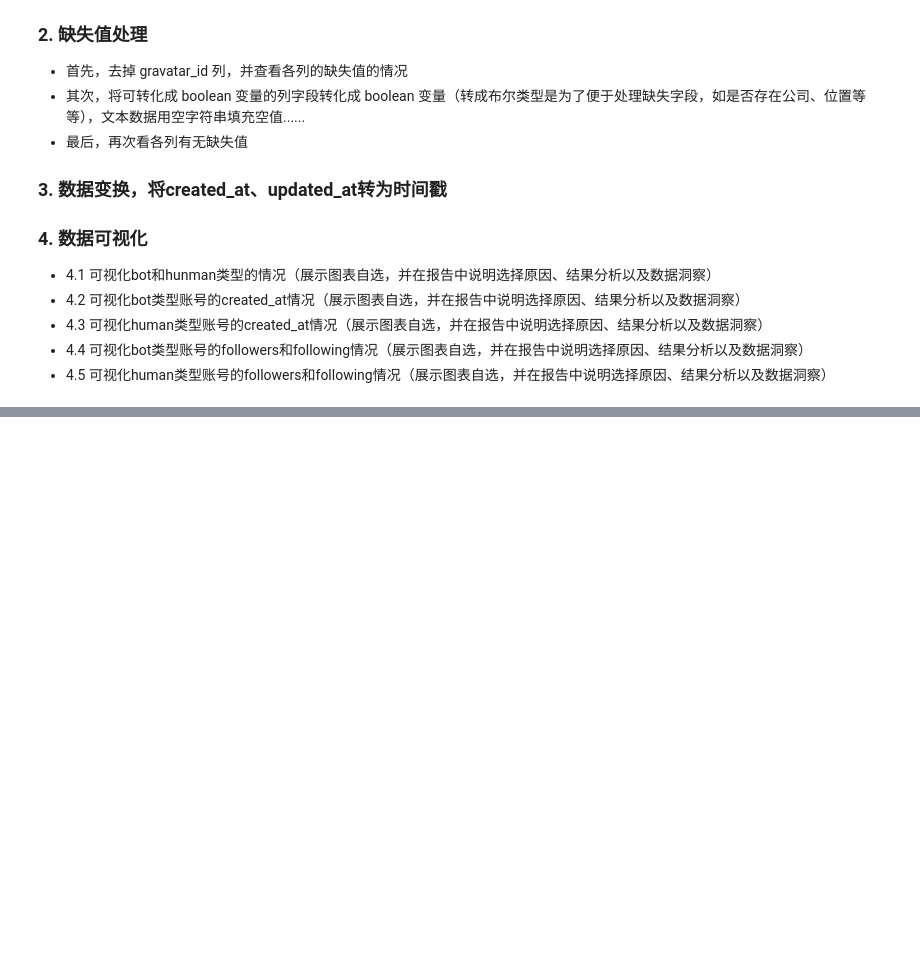
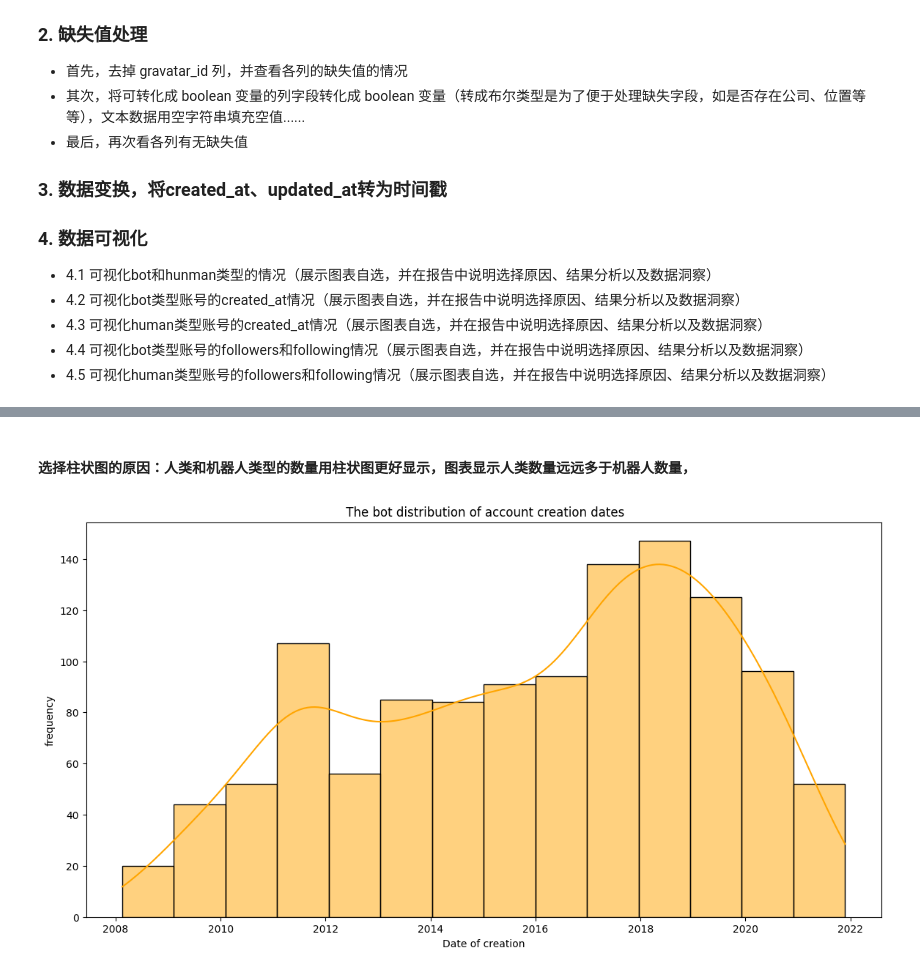
Before and after one commit to Jiu-956/Homework, a Jupyter notebook: src/Homework7.ipynb, the cells around one changed output, grey strips where cells are left out. Cells and saved outputs as stored; diff of their text form; code cells hidden in the pictures; blank space fills up the shorter version.

```diff
--- a/src/Homework7.ipynb
+++ b/src/Homework7.ipynb
@@ -60,0 +125,12 @@ FileNotFoundError: [Errno 2] No such file or directory: 'github_bot_raw_data.csv
+# %% [markdown]
+#### 选择柱状图的原因：人类和机器人类型的数量用柱状图更好显示，图表显示人类数量远远多于机器人数量，
+# %%
+plt.figure(figsize=(14, 7))
+bot_data = data[data['label'] == 'Bot']
+sns.histplot(bot_data['created_at'], kde=True, color='orange')
+plt.title(' The bot distribution of account creation dates')
+plt.xlabel('Date of creation')
+plt.ylabel('frequency')
+plt.show()
+# %% [output]
+[figure, added]
```
Also changed, not shown: parts of 9 cells of this notebook.
